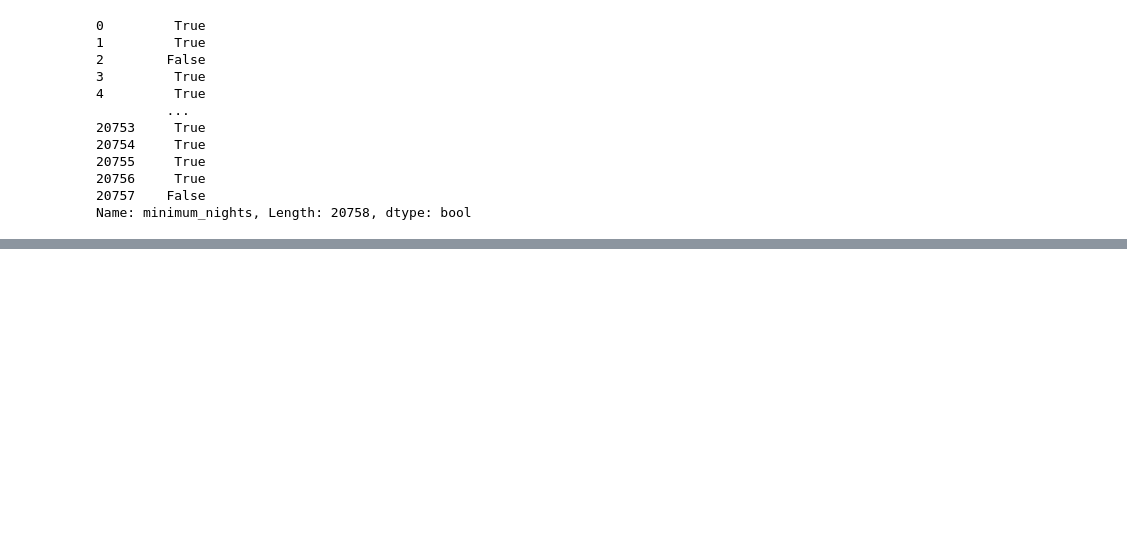
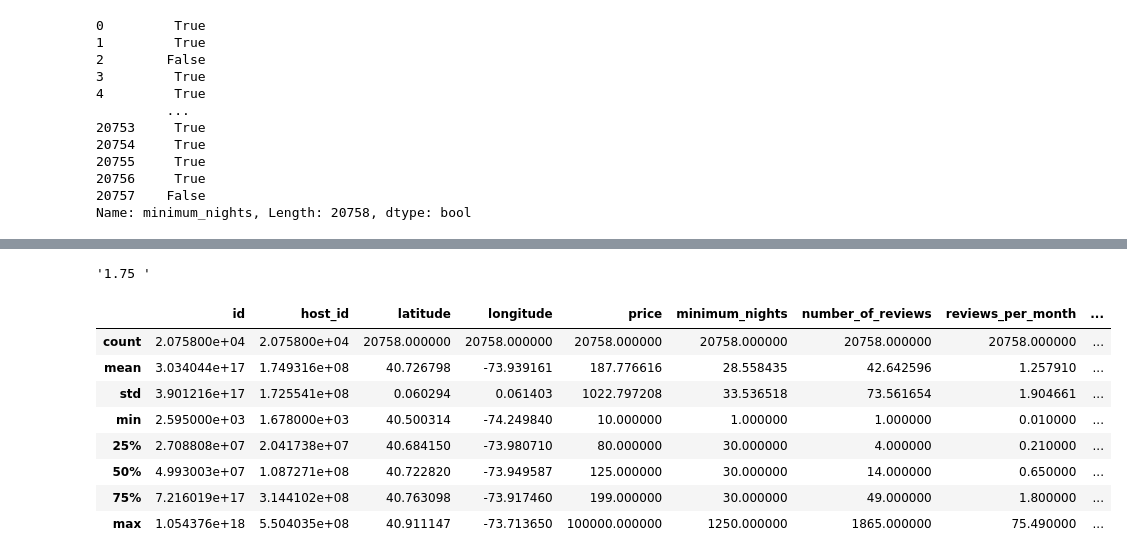
Before and after one commit to Abhasjaiswal/Python, a Jupyter notebook: Pandas/intro.ipynb, the cells around one changed output, grey strips where cells are left out. Drawn from its saved outputs; the diff is of its cells as text; code cells hidden in the pictures; blank space fills up the shorter version.

```diff
--- a/Pandas/intro.ipynb
+++ b/Pandas/intro.ipynb
@@ -112,0 +193,16 @@ df1. to_csv('minimum_nights.csv')
+# %%
+df['rating'].min()
+# %% [output]
+'1.75 '
+# %%
+df.describe()
+# %% [output]
+|  | id | host_id | latitude | longitude | price | minimum_nights | number_of_reviews | reviews_per_month | ... |
+| count | 2.075800e+04 | 2.075800e+04 | 20758.000000 | 20758.000000 | 20758.000000 | 20758.000000 | 20758.000000 | 20758.000000 | ... |
+| mean | 3.034044e+17 | 1.749316e+08 | 40.726798 | -73.939161 | 187.776616 | 28.558435 | 42.642596 | 1.257910 | ... |
+| std | 3.901216e+17 | 1.725541e+08 | 0.060294 | 0.061403 | 1022.797208 | 33.536518 | 73.561654 | 1.904661 | ... |
+| min | 2.595000e+03 | 1.678000e+03 | 40.500314 | -74.249840 | 10.000000 | 1.000000 | 1.000000 | 0.010000 | ... |
+| 25% | 2.708808e+07 | 2.041738e+07 | 40.684150 | -73.980710 | 80.000000 | 30.000000 | 4.000000 | 0.210000 | ... |
+| 50% | 4.993003e+07 | 1.087271e+08 | 40.722820 | -73.949587 | 125.000000 | 30.000000 | 14.000000 | 0.650000 | ... |
+| 75% | 7.216019e+17 | 3.144102e+08 | 40.763098 | -73.917460 | 199.000000 | 30.000000 | 49.000000 | 1.800000 | ... |
+| max | 1.054376e+18 | 5.504035e+08 | 40.911147 | -73.713650 | 100000.000000 | 1250.000000 | 1865.000000 | 75.490000 | ... |
```
Also changed, not shown: parts of 15 cells of this notebook, 3 other files.
